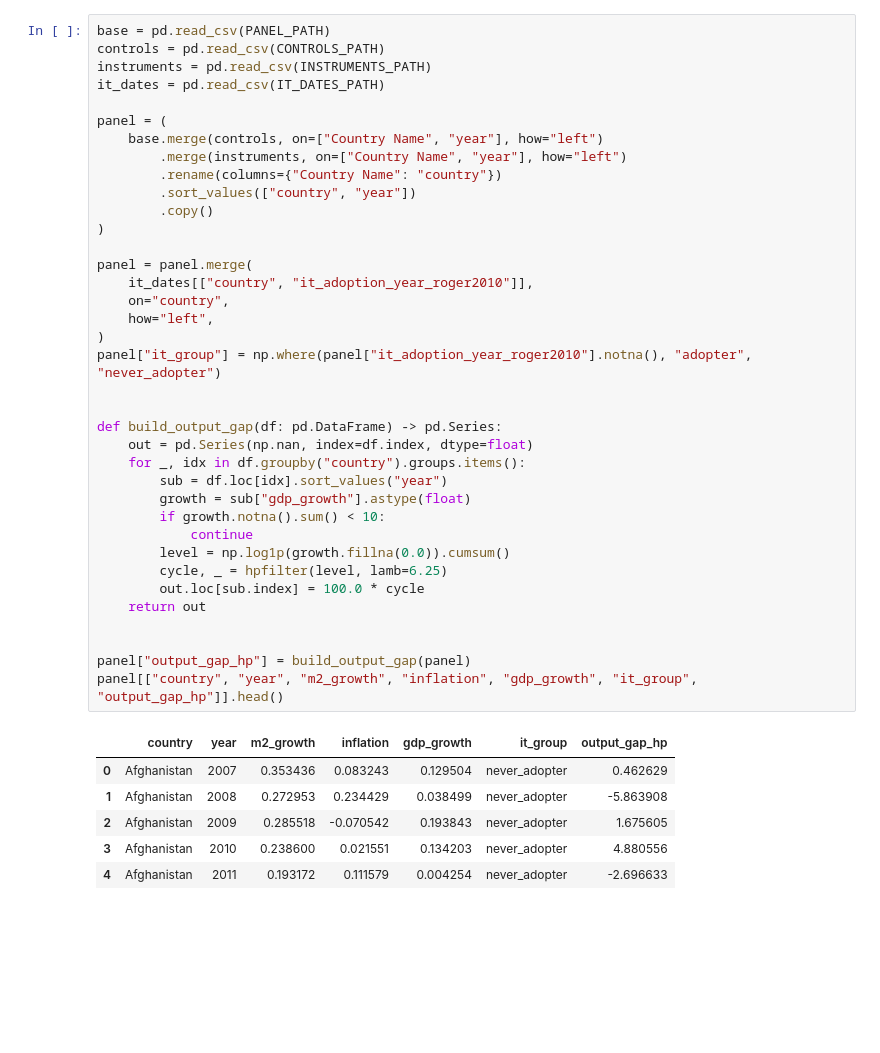
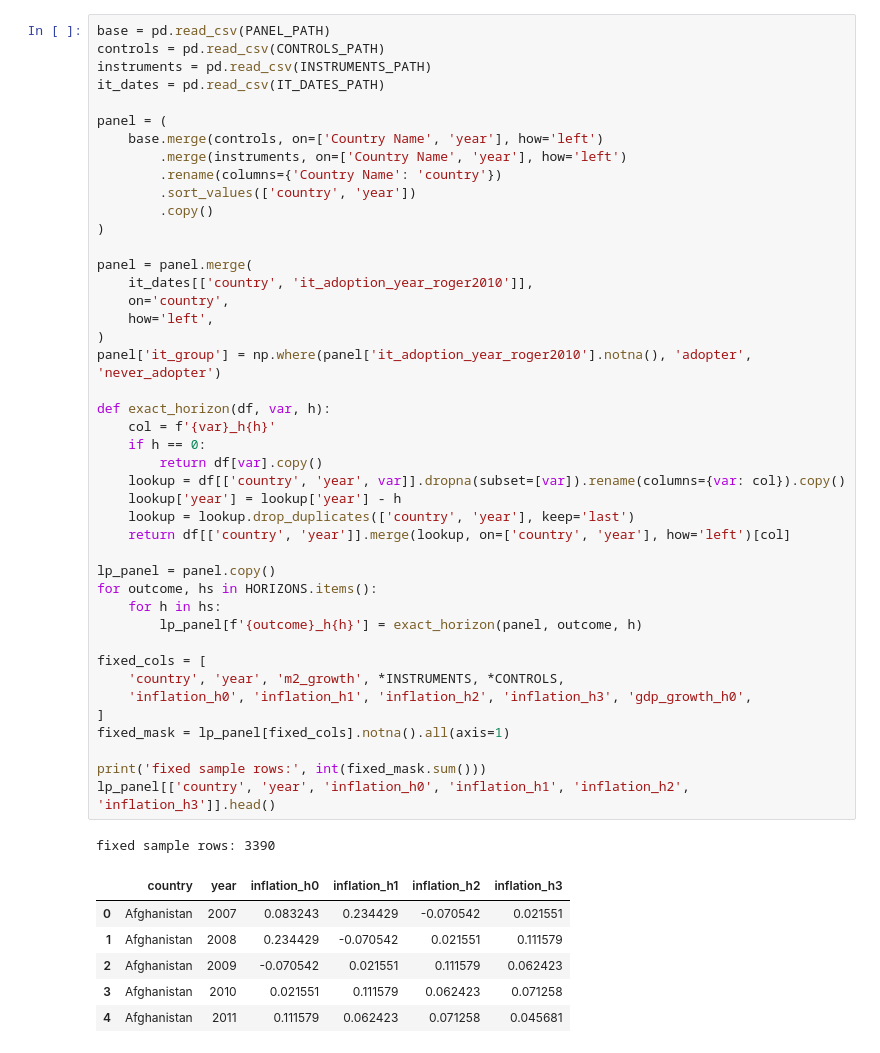
Before and after one commit to 4minutes-chung/monetary-panel-study, a Jupyter notebook: 03_analysis_notebooks/03_short_run_lp_iv.ipynb, the cells around one changed output. Saved outputs shown, nothing was run; the diff lists cells and outputs as text; blank space fills up the shorter version.

```diff
--- a/03_analysis_notebooks/03_short_run_lp_iv.ipynb
+++ b/03_analysis_notebooks/03_short_run_lp_iv.ipynb
@@ -46,44 +30,51 @@ PosixPath('/Users/stevenchung/Desktop/P12B_File/Monetary_Panel')
 # %%
 base = pd.read_csv(PANEL_PATH)
 controls = pd.read_csv(CONTROLS_PATH)
 instruments = pd.read_csv(INSTRUMENTS_PATH)
 it_dates = pd.read_csv(IT_DATES_PATH)
 
 panel = (
-    base.merge(controls, on=["Country Name", "year"], how="left")
-        .merge(instruments, on=["Country Name", "year"], how="left")
-        .rename(columns={"Country Name": "country"})
-        .sort_values(["country", "year"])
+    base.merge(controls, on=['Country Name', 'year'], how='left')
+        .merge(instruments, on=['Country Name', 'year'], how='left')
+        .rename(columns={'Country Name': 'country'})
+        .sort_values(['country', 'year'])
         .copy()
 )
 
 panel = panel.merge(
-    it_dates[["country", "it_adoption_year_roger2010"]],
-    on="country",
-    how="left",
+    it_dates[['country', 'it_adoption_year_roger2010']],
+    on='country',
+    how='left',
 )
-panel["it_group"] = np.where(panel["it_adoption_year_roger2010"].notna(), "adopter", "never_adopter")
+panel['it_group'] = np.where(panel['it_adoption_year_roger2010'].notna(), 'adopter', 'never_adopter')
 
+def exact_horizon(df, var, h):
+    col = f'{var}_h{h}'
+    if h == 0:
+        return df[var].copy()
+    lookup = df[['country', 'year', var]].dropna(subset=[var]).rename(columns={var: col}).copy()
+    lookup['year'] = lookup['year'] - h
+    lookup = lookup.drop_duplicates(['country', 'year'], keep='last')
+    return df[['country', 'year']].merge(lookup, on=['country', 'year'], how='left')[col]
 
-def build_output_gap(df: pd.DataFrame) -> pd.Series:
-    out = pd.Series(np.nan, index=df.index, dtype=float)
-    for _, idx in df.groupby("country").groups.items():
-        sub = df.loc[idx].sort_values("year")
-        growth = sub["gdp_growth"].astype(float)
-        if growth.notna().sum() < 10:
-            continue
-        level = np.log1p(growth.fillna(0.0)).cumsum()
-        cycle, _ = hpfilter(level, lamb=6.25)
-        out.loc[sub.index] = 100.0 * cycle
-    return out
+lp_panel = panel.copy()
+for outcome, hs in HORIZONS.items():
+    for h in hs:
+        lp_panel[f'{outcome}_h{h}'] = exact_horizon(panel, outcome, h)
 
+fixed_cols = [
+    'country', 'year', 'm2_growth', *INSTRUMENTS, *CONTROLS,
+    'inflation_h0', 'inflation_h1', 'inflation_h2', 'inflation_h3', 'gdp_growth_h0',
+]
+fixed_mask = lp_panel[fixed_cols].notna().all(axis=1)
 
-panel["output_gap_hp"] = build_output_gap(panel)
-panel[["country", "year", "m2_growth", "inflation", "gdp_growth", "it_group", "output_gap_hp"]].head()
+print('fixed sample rows:', int(fixed_mask.sum()))
+lp_panel[['country', 'year', 'inflation_h0', 'inflation_h1', 'inflation_h2', 'inflation_h3']].head()
 # %% [output]
+fixed sample rows: 3390
-|  | country | year | m2_growth | inflation | gdp_growth | it_group | output_gap_hp |
-| 0 | Afghanistan | 2007 | 0.353436 | 0.083243 | 0.129504 | never_adopter | 0.462629 |
-| 1 | Afghanistan | 2008 | 0.272953 | 0.234429 | 0.038499 | never_adopter | -5.863908 |
-| 2 | Afghanistan | 2009 | 0.285518 | -0.070542 | 0.193843 | never_adopter | 1.675605 |
-| 3 | Afghanistan | 2010 | 0.238600 | 0.021551 | 0.134203 | never_adopter | 4.880556 |
-| 4 | Afghanistan | 2011 | 0.193172 | 0.111579 | 0.004254 | never_adopter | -2.696633 |
+|  | country | year | inflation_h0 | inflation_h1 | inflation_h2 | inflation_h3 |
+| 0 | Afghanistan | 2007 | 0.083243 | 0.234429 | -0.070542 | 0.021551 |
+| 1 | Afghanistan | 2008 | 0.234429 | -0.070542 | 0.021551 | 0.111579 |
+| 2 | Afghanistan | 2009 | -0.070542 | 0.021551 | 0.111579 | 0.062423 |
+| 3 | Afghanistan | 2010 | 0.021551 | 0.111579 | 0.062423 | 0.071258 |
+| 4 | Afghanistan | 2011 | 0.111579 | 0.062423 | 0.071258 | 0.045681 |
```
Also changed, not shown: parts of 9 cells of this notebook, 33 other files.
